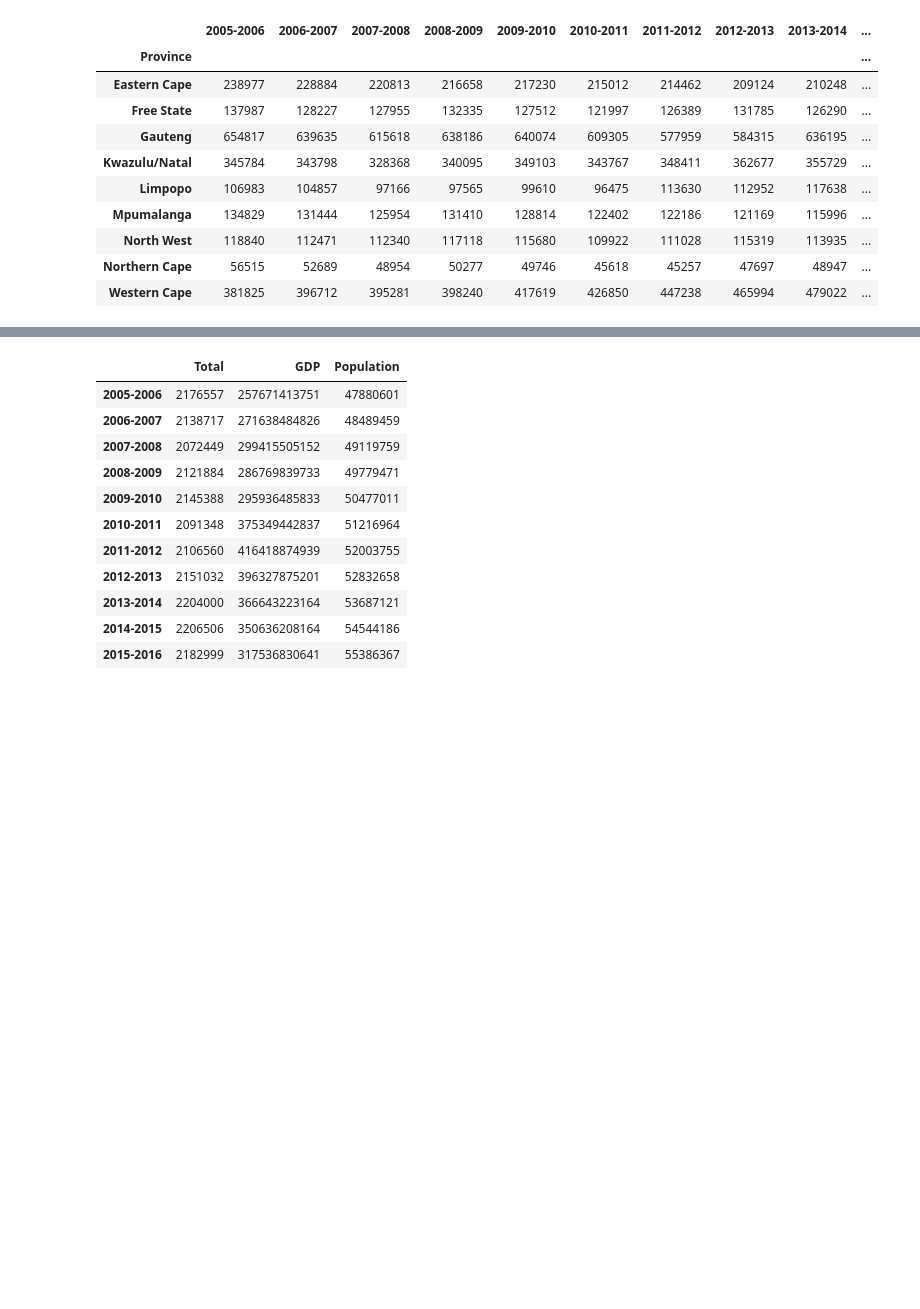
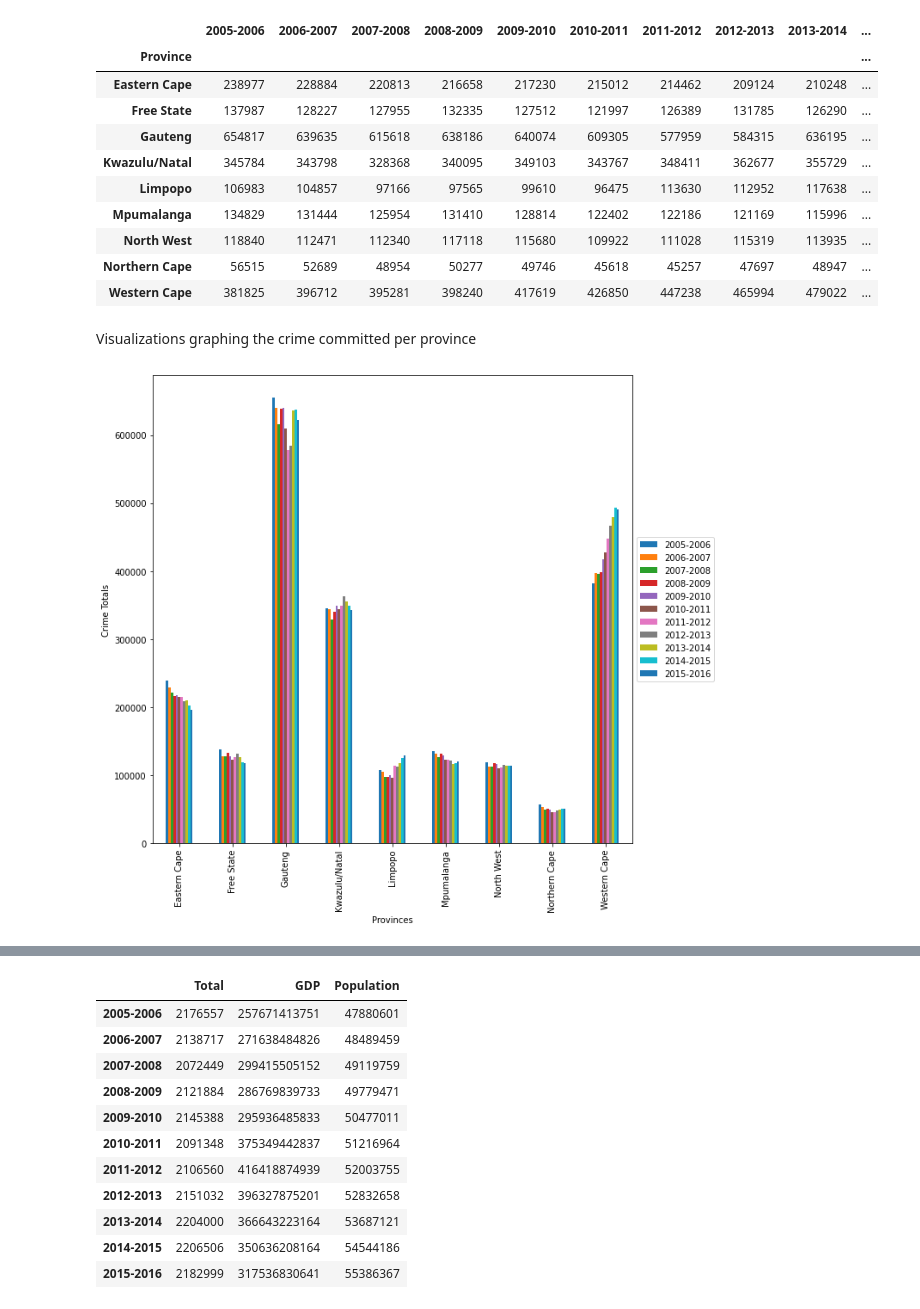
Before and after one commit to Obura98/South_Africa_Crime_Statistics, a Jupyter notebook: Moringa_Data_Science_Prep_W5_Group_Project_2020_07_Team_4_Python_Notebook.ipynb, the cells around one changed output, grey strips where cells are left out. Drawn from its saved outputs; the diff is of its cells as text; code cells hidden in the pictures; blank space fills up the shorter version.

```diff
--- a/Moringa_Data_Science_Prep_W5_Group_Project_2020_07_Team_4_Python_Notebook.ipynb
+++ b/Moringa_Data_Science_Prep_W5_Group_Project_2020_07_Team_4_Python_Notebook.ipynb
@@ -409,3 +596,13 @@ provincegraph
 | North West | 118840 | 112471 | 112340 | 117118 | 115680 | 109922 | 111028 | 115319 | 113935 | ... |
 | Northern Cape | 56515 | 52689 | 48954 | 50277 | 49746 | 45618 | 45257 | 47697 | 48947 | ... |
 | Western Cape | 381825 | 396712 | 395281 | 398240 | 417619 | 426850 | 447238 | 465994 | 479022 | ... |
+# %% [markdown]
+Visualizations graphing the crime committed per province
+# %%
+#Crime per province
+provincegraph.plot(kind="bar", figsize=(10,10)).legend(loc='center left', bbox_to_anchor=(1, 0.5))
+plt.xlabel('Provinces')
+plt.ylabel('Crime Totals')
+plt.show()
+# %% [output]
+[figure, added]
```
Also changed, not shown: parts of 47 cells of this notebook.
